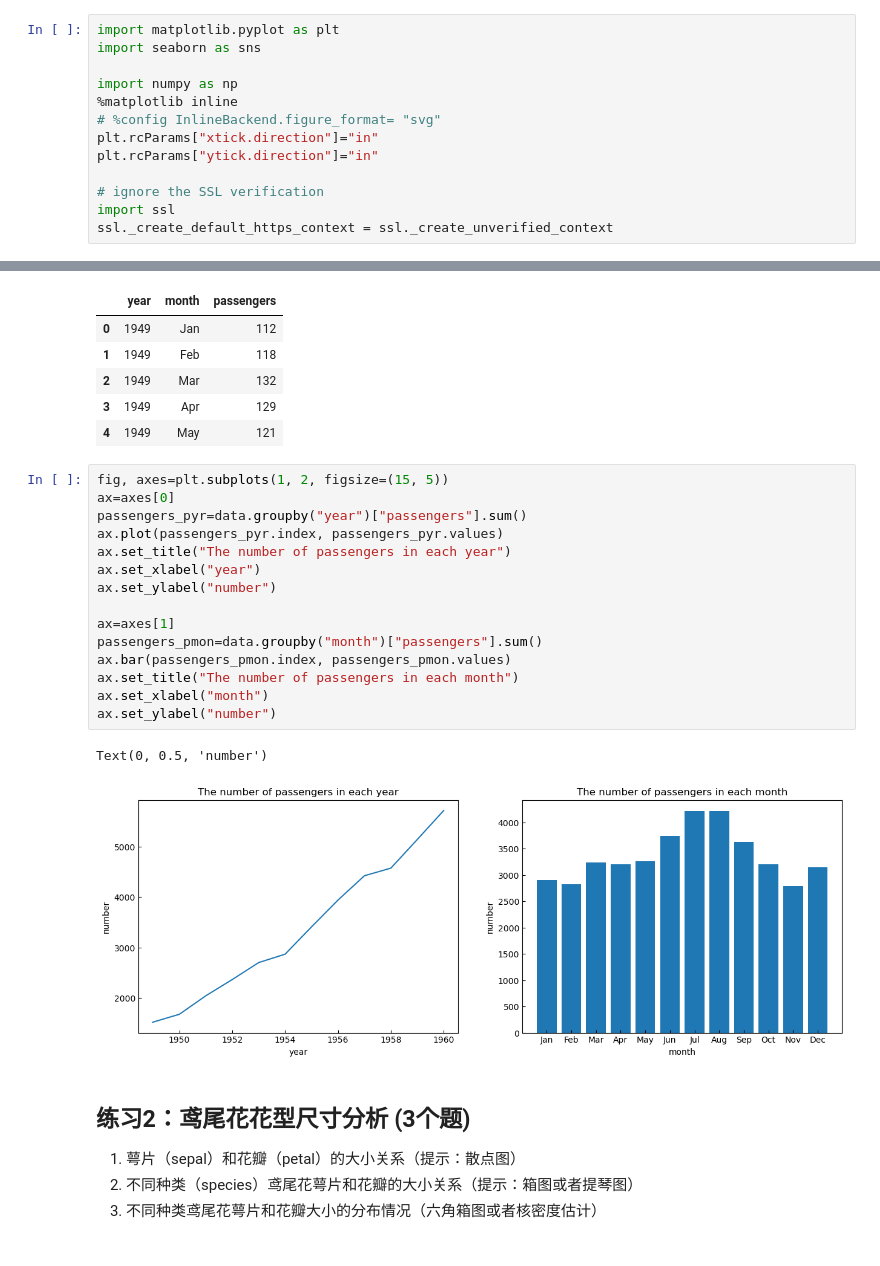
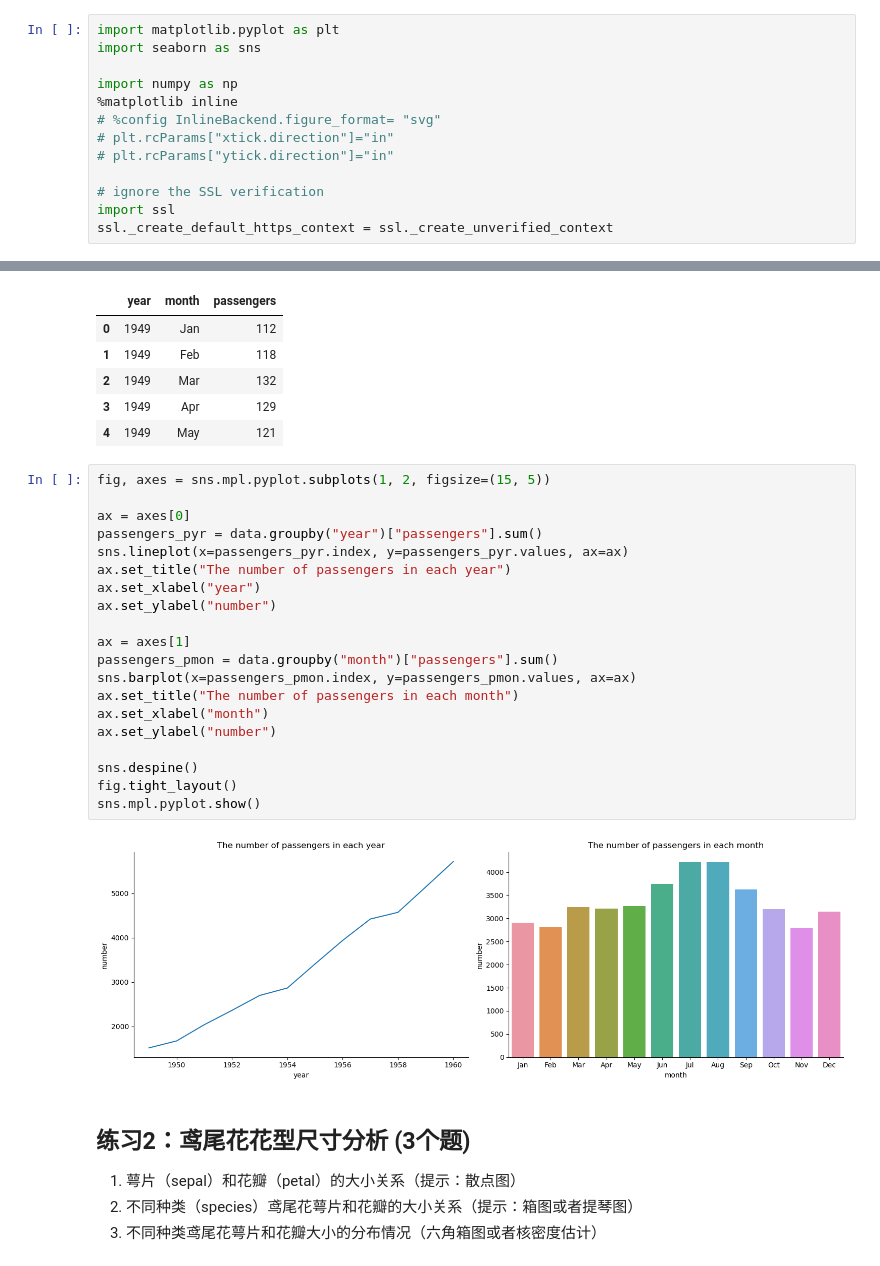
Before and after one commit to iphysresearch/GWData-Bootcamp, a Jupyter notebook: 2023/homework/Mai_Qiao/homework-seaborn.ipynb, the cells around one changed output, grey strips where cells are left out. Cells and saved outputs as stored; diff of their text form.

```diff
--- a/2023/homework/Mai_Qiao/homework-seaborn.ipynb
+++ b/2023/homework/Mai_Qiao/homework-seaborn.ipynb
@@ -7,8 +7,8 @@ import seaborn as sns
 import numpy as np
 %matplotlib inline
 # %config InlineBackend.figure_format= "svg"
-plt.rcParams["xtick.direction"]="in"
-plt.rcParams["ytick.direction"]="in"
+# plt.rcParams["xtick.direction"]="in"
+# plt.rcParams["ytick.direction"]="in"
 
 # ignore the SSL verification
 import ssl
@@ -30,23 +30,27 @@ data.head()
 | 3 | 1949 | Apr | 129 |
 | 4 | 1949 | May | 121 |
 # %%
-fig, axes=plt.subplots(1, 2, figsize=(15, 5))
-ax=axes[0]
-passengers_pyr=data.groupby("year")["passengers"].sum()
-ax.plot(passengers_pyr.index, passengers_pyr.values)
+fig, axes = sns.mpl.pyplot.subplots(1, 2, figsize=(15, 5))
+
+ax = axes[0]
+passengers_pyr = data.groupby("year")["passengers"].sum()
+sns.lineplot(x=passengers_pyr.index, y=passengers_pyr.values, ax=ax)
 ax.set_title("The number of passengers in each year")
 ax.set_xlabel("year")
 ax.set_ylabel("number")
 
-ax=axes[1]
-passengers_pmon=data.groupby("month")["passengers"].sum()
-ax.bar(passengers_pmon.index, passengers_pmon.values)
+ax = axes[1]
+passengers_pmon = data.groupby("month")["passengers"].sum()
+sns.barplot(x=passengers_pmon.index, y=passengers_pmon.values, ax=ax)
 ax.set_title("The number of passengers in each month")
 ax.set_xlabel("month")
 ax.set_ylabel("number")
+
+sns.despine()
+fig.tight_layout()
+sns.mpl.pyplot.show()
 # %% [output]
-Text(0, 0.5, 'number')
-[figure, old version]
+[figure, new version]
 # %% [markdown]
 ## 练习2：鸢尾花花型尺寸分析 (3个题)
 
```
Also changed, not shown: parts of 11 cells of this notebook, 1 other file.
